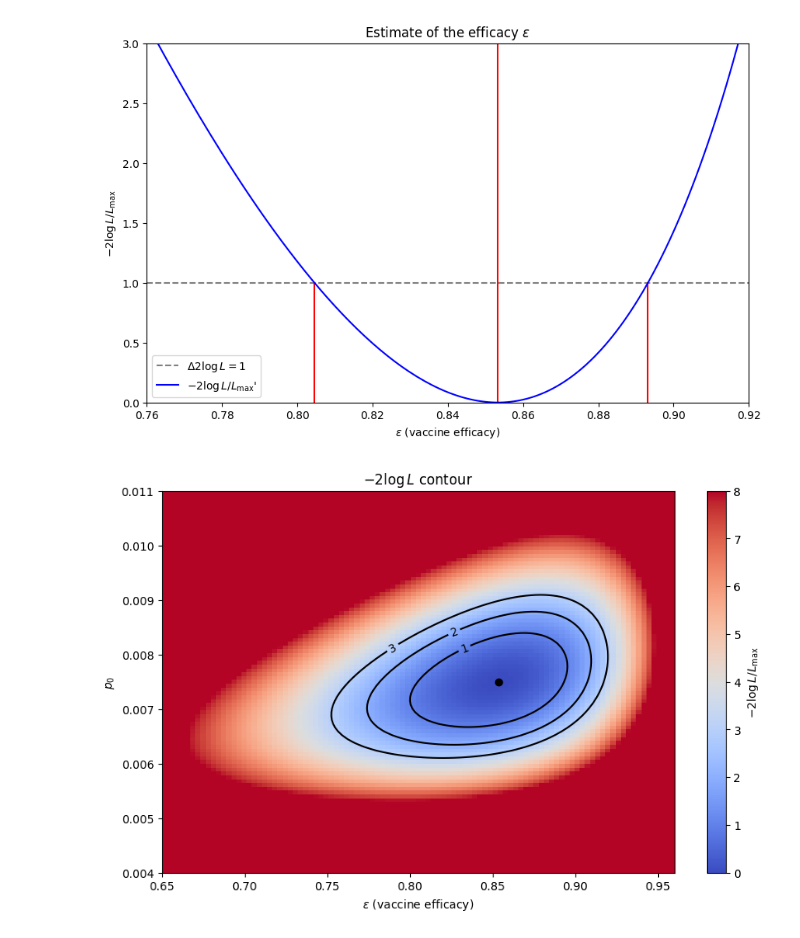
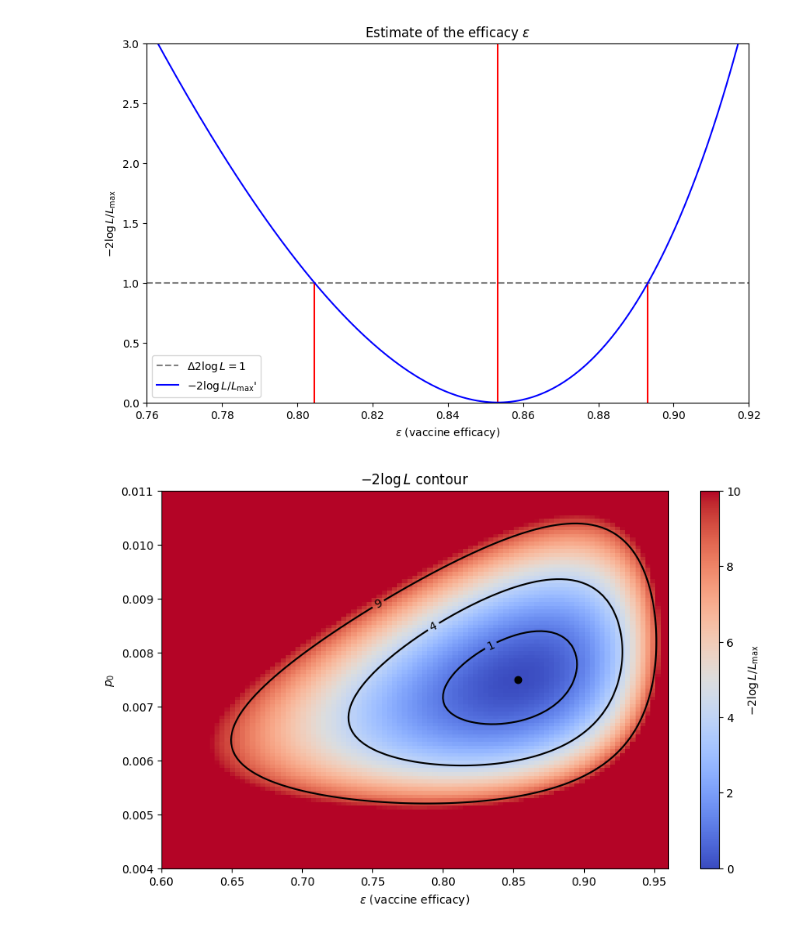
Before and after one commit to lucalista/analisi-dati-2024, a Jupyter notebook: 13.02.00__Stima_della_efficacia_di_un_vaccino.ipynb, the cells around one changed output. Cells and saved outputs as stored; diff of their text form; code cells hidden in the pictures.

```diff
--- a/13.02.00__Stima_della_efficacia_di_un_vaccino.ipynb
+++ b/13.02.00__Stima_della_efficacia_di_un_vaccino.ipynb
@@ -268,21 +272,21 @@ plt.show()
 [figure]
 # %%
 nptx, npty = 101, 101
-x_p = np.linspace(0.65, 0.96, nptx)
+x_p = np.linspace(0.60, 0.96, nptx)
 y_p = np.linspace(0.004, 0.011, npty)
 x, y = np.meshgrid(x_p, y_p)
 f = lambda eff, p0: np.vectorize(neg_2log_likelihood)(i0, i1, eff, p0, n0, n1) - f_min
 z = f(x, y)
 figure, ax = plt.subplots(figsize=(10, 6))
-col = ax.pcolormesh(x, y, z, cmap='coolwarm', vmin=0, vmax=8, shading='auto')
-con = ax.contour(x, y, z, np.arange(0, 3.1, 1), colors='black')
+col = ax.pcolormesh(x, y, z, cmap='coolwarm', vmin=0, vmax=10, shading='auto')
+con = ax.contour(x, y, z, [1, 4, 9], colors='black')
 ax.scatter([eff_ml], [p0_ml], color='black')
 ax.clabel(con, inline=1, fontsize=10)
 ax.set_title('$-2\log L$ contour')
 ax.axis([x.min(), x.max(), y.min(), y.max()])
 ax.set_xlabel(r"$\varepsilon$ (vaccine efficacy)")
 ax.set_ylabel('$p_0$')
 figure.colorbar(col, label='$-2\log L/L_{\mathrm{max}}$')
 plt.show()
 # %% [output]
-[figure, old version]
+[figure, new version]
```
Also changed, not shown: parts of 4 cells of this notebook, 1 other file.
